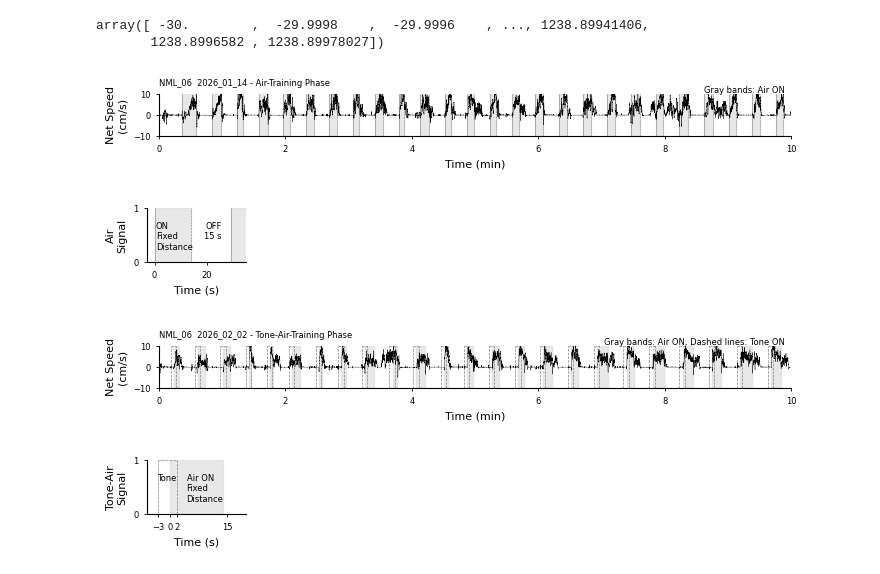
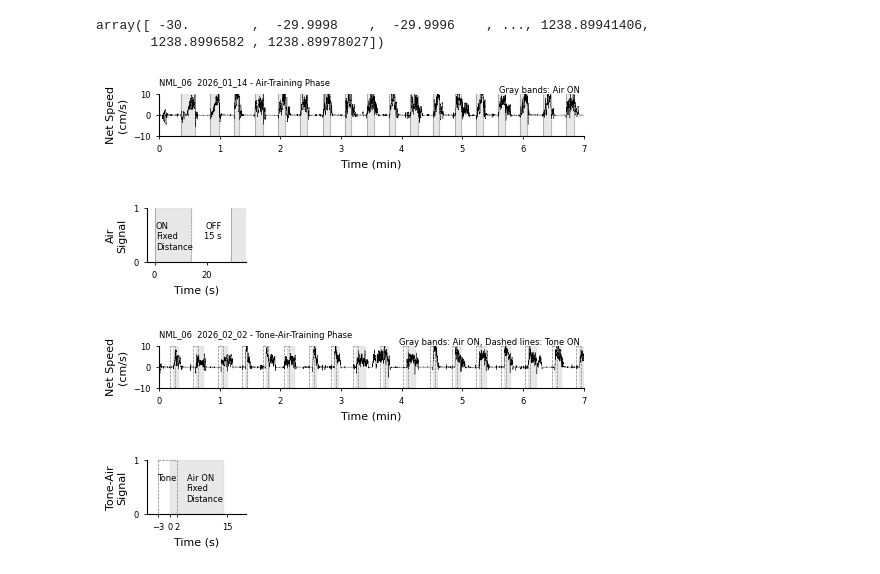
Before and after one commit to neuromomentumlab/Classical_Conditioning_Air_Wheel, a Jupyter notebook: Python/notebooks/habituation_analysis.ipynb, the cells around one changed output. Drawn from its saved outputs; the diff is of its cells as text; code cells hidden in the pictures.

```diff
--- a/Python/notebooks/habituation_analysis.ipynb
+++ b/Python/notebooks/habituation_analysis.ipynb
@@ -1113,7 +1113,7 @@ fig_dir.mkdir(parents=True, exist_ok=True)
 # --------------------------------------------------
 # plot raw speed trace
 # --------------------------------------------------
-fig, ax = plt.subplots(figsize=(7, 1))
+fig, ax = plt.subplots(figsize=(7*0.7, 1))
 
 # speed trace
 ax.plot(t_min, speed_net, lw=0.25, color="black", zorder=2)
@@ -1138,7 +1138,7 @@ ax.spines["top"].set_visible(False)
 ax.spines["right"].set_visible(False)
 
 # ax.set_xlim(0, np.nanmax(t_min))
-ax.set_xlim(0, 10)
+ax.set_xlim(0, 7)
 # ax.set_ylim(np.nanmin(speed_net[speed_net < 0]), np.nanpercentile(speed_net[speed_net > 0], 99.5))
 ax.set_ylim(-10, 10)
 
@@ -1147,7 +1147,7 @@ ax.tick_params(width=0.6, length=2.5, labelsize=6)
 # small annotation
 ax.text(
     0.99, 1.2,
-    "Gray bands: LED ON",
+    "Gray bands: Red LED ON",
     transform=ax.transAxes,
     ha="right",
     va="top",
@@ -1377,7 +1377,7 @@ fig_dir.mkdir(parents=True, exist_ok=True)
 # --------------------------------------------------
 # plot raw speed trace
 # --------------------------------------------------
-fig, ax = plt.subplots(figsize=(7, 1))
+fig, ax = plt.subplots(figsize=(0.7*7, 1))
 
 # speed trace
 ax.plot(t_min, speed_net, lw=0.25, color="black", zorder=2)
@@ -1400,35 +1400,35 @@ ax.set_title(f"{animal}  {date} - Air-Training Phase", loc="left", fontsize=6)
 ax.spines["top"].set_visible(False)
 ax.spines["right"].set_visible(False)
 
 # ax.set_xlim(0, np.nanmax(t_min))
-ax.set_xlim(0, 10)
+ax.set_xlim(0, 7)
 # ax.set_ylim(np.nanmin(speed_net[speed_net < 0]), np.nanpercentile(speed_net[speed_net > 0], 99.5))
 ax.set_ylim(-10, 10)
 
 ax.tick_params(width=0.6, length=2.5, labelsize=6)
 
 # small annotation
 ax.text(
     0.99, 1.2,
     "Gray bands: Air ON",
     transform=ax.transAxes,
     ha="right",
     va="top",
     fontsize=6
 )
 
 fig.tight_layout(pad=0.35)
 
 # --------------------------------------------------
 # save
 # --------------------------------------------------
 fig.savefig(fig_dir / "Figure1B_raw_speed_trace_led_air_training.pdf")
 # fig.savefig(fig_dir / "Figure1B_raw_speed_trace_led.svg")
 # fig.savefig(fig_dir / "Figure1B_raw_speed_trace_led.png", dpi=600)
 
 plt.show()
 # %% [output]
-[figure, old version]
+[figure, new version]
 # %%
 from pathlib import Path
 import numpy as np
@@ -1609,7 +1609,7 @@ fig_dir.mkdir(parents=True, exist_ok=True)
 # --------------------------------------------------
 # plot raw speed trace
 # --------------------------------------------------
-fig, ax = plt.subplots(figsize=(7, 1))
+fig, ax = plt.subplots(figsize=(0.7*7, 1))
 
 # speed trace
 ax.plot(t_min, speed_net, lw=0.25, color="black", zorder=2)
@@ -1637,7 +1637,7 @@ ax.spines["top"].set_visible(False)
 ax.spines["right"].set_visible(False)
 
 # ax.set_xlim(0, np.nanmax(t_min))
-ax.set_xlim(0, 10)
+ax.set_xlim(0, 7)
 # ax.set_ylim(np.nanmin(speed_net[speed_net < 0]), np.nanpercentile(speed_net[speed_net > 0], 99.5))
 ax.set_ylim(-10, 10)
 
@@ -1664,7 +1664,7 @@ fig.savefig(fig_dir / "Figure1B_raw_speed_trace_led_tone_air_training.pdf")
 
 plt.show()
 # %% [output]
-[figure, old version]
+[figure, new version]
 # %%
 from pathlib import Path
 import numpy as np
```
Also changed, not shown: parts of 1 cell of this notebook, 8 other files.
